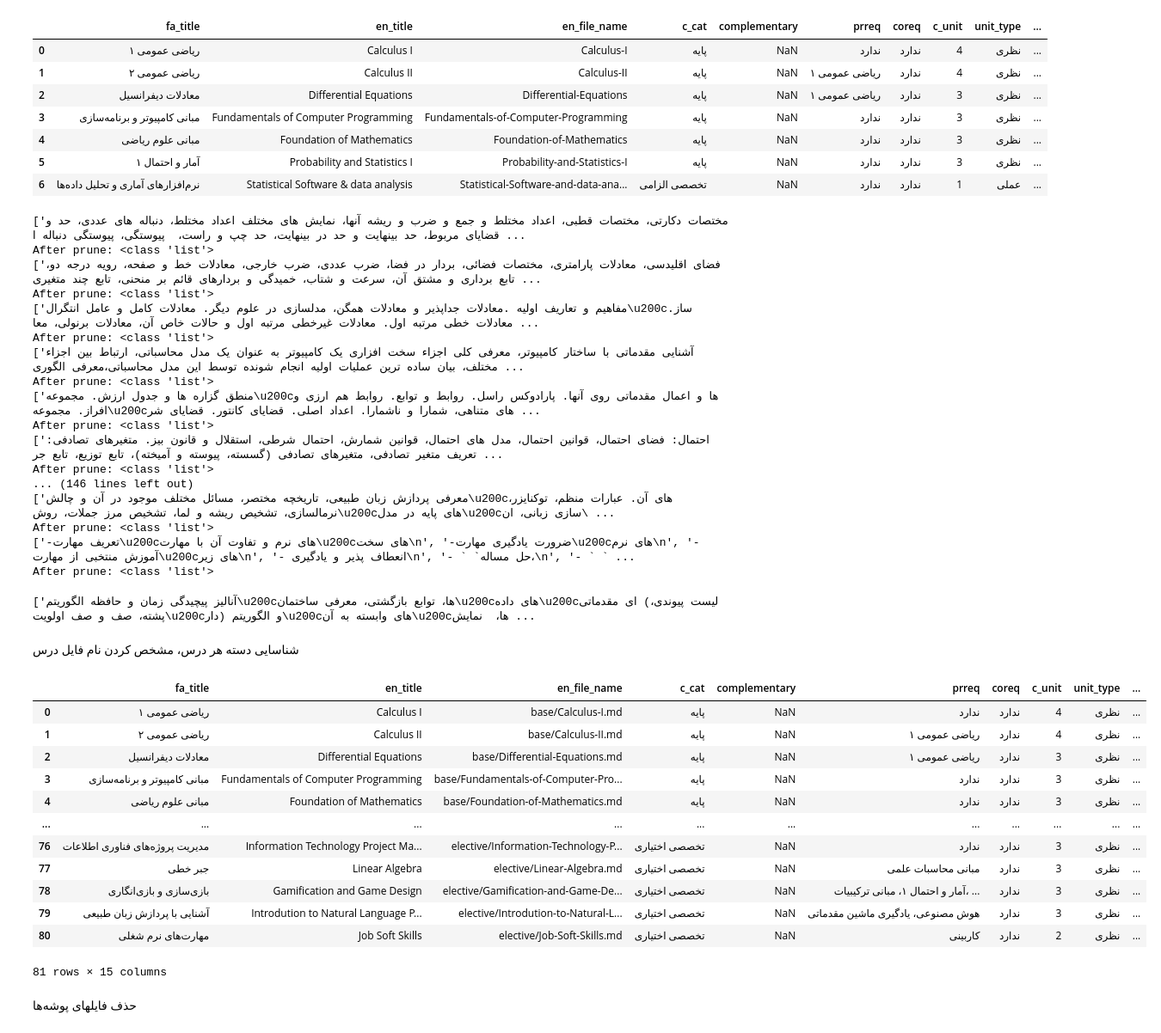
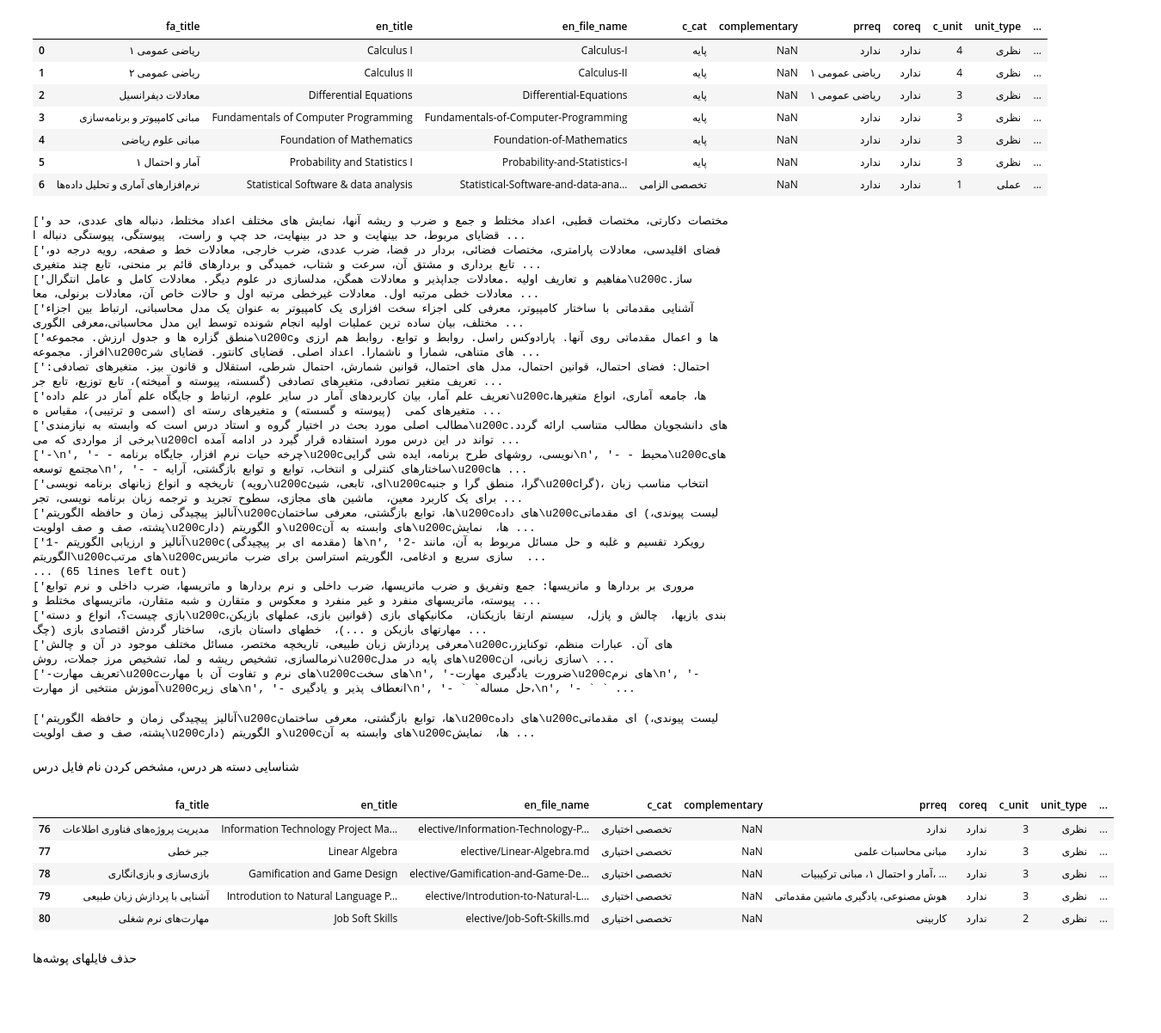
Before and after one commit to mamintoosi/mkdocs-base, a Jupyter notebook: docusaurus-website/mdConvertor.ipynb, the cells around one changed output. Shown: that part at 86% size. Cells and saved outputs as stored; diff of their text form; code cells hidden in the pictures; blank space fills up the shorter version.

```diff
--- a/docusaurus-website/mdConvertor.ipynb
+++ b/docusaurus-website/mdConvertor.ipynb
@@ -345,29 +312,29 @@ for i in range(len(df)):
     # حذف عناصر از ایندکس  به بعد
     if index is not None:
         sar_fasl = sar_fasl[:index]
-        print('After prune:', type(sar_fasl))
+        # print('After prune:', type(sar_fasl))
         df.at[i, column_name] = sar_fasl
 # A = df['sar_fasl'][20]
 
 df[column_name][10]
 # %% [output]
 ['مختصات دکارتی، مختصات قطبی، اعداد مختلط و جمع و ضرب و ریشه آنها، نمایش های مختلف اعداد مختلط، دنباله های عددی، حد و قضایای مربوط، حد بینهایت و حد در بینهایت، حد چپ و راست،  پیوستگی، پیوستگی دنباله ا ...
-After prune: <class 'list'>
 ['فضای اقلیدسی، معادلات پارامتری، مختصات فضائی، بردار در فضا، ضرب عددی، ضرب خارجی، معادلات خط و صفحه، رویه درجه دو، تابع برداری و مشتق آن، سرعت و شتاب، خمیدگی و بردارهای قائم بر منحنی، تابع چند متغیری ...
-After prune: <class 'list'>
 ['مفاهیم و تعاریف اولیه .معادلات جداپذیر و معادلات همگن، مدلسازی در علوم دیگر. معادلات کامل و عامل انتگرال\u200cساز. معادلات خطی مرتبه اول. معادلات غیرخطی مرتبه اول و حالات خاص آن، معادلات برنولی، معا ...
-After prune: <class 'list'>
 ['آشنایی مقدماتی با ساختار کامپیوتر، معرفی کلی اجزاء سخت افزاری یک کامپیوتر به عنوان یک مدل محاسباتی، ارتباط بین اجزاء مختلف، بیان ساده ترین عملیات اولیه انجام شونده توسط این مدل محاسباتی،معرفی الگوری ...
-After prune: <class 'list'>
 ['منطق گزاره ها و جدول ارزش. مجموعه\u200cها و اعمال مقدماتی روی آنها. پارادوکس راسل. روابط و توابع. روابط هم ارزی و افراز. مجموعه\u200cهای متناهی، شمارا و ناشمارا. اعداد اصلی. قضایای کانتور. قضایای شر ...
-After prune: <class 'list'>
 ['احتمال: فضای احتمال، قوانین احتمال، مدل های احتمال، قوانین شمارش، احتمال شرطی، استقلال و قانون بیز. متغیرهای تصادفی: تعریف متغیر تصادفی، متغیرهای تصادفی (گسسته، پیوسته و آمیخته)، تابع توزیع، تابع جر ...
-After prune: <class 'list'>
-... (146 lines left out)
+['تعریف علم آمار، بیان کاربردهای آمار در سایر علوم، ارتباط و جایگاه علم آمار در علم داده\u200cها، جامعه آماری، انواع متغیرها، متغیرهای کمی  (پیوسته و گسسته) و متغیرهای رسته ای (اسمی و ترتیبی)، مقیاس ه ...
+['مطالب اصلی مورد بحث در اختیار گروه و استاد درس است که وابسته به نیازمندی\u200cهای دانشجویان مطالب متناسب ارائه گردد. برخی از مواردی که می\u200cتواند در این درس مورد استفاده قرار گیرد در ادامه آمده ا ...
+['-\n', '- - چرخه حیات نرم افزار، جایگاه برنامه\u200cنویسی، روشهای طرح برنامه، ایده شی گرایی\n', '- - محیط\u200cهای مجتمع توسعه\n', '- - ساختارهای کنترلی و انتخاب، توابع و توابع بازگشتی، آرایه\u200cها ...
+['تاریخچه و انواع زبانهای برنامه نویسی (رویه\u200cای، تابعی، شیئ\u200cگرا، منطق گرا و جنبه\u200cگرا)، انتخاب مناسب زبان برای یک کاربرد معین،  ماشین های مجازی، سطوح تجرید و ترجمه زبان برنامه نویسی، تجر ...
+['آنالیز پیچیدگی زمان و حافظه الگوریتم\u200cها، توابع بازگشتی، معرفی ساختمان\u200cهای داده\u200cای مقدماتی (لیست پیوندی، پشته، صف و صف اولویت\u200cدار) و الگوریتم\u200cهای وابسته به آن\u200cها،  نمایش ...
+['1- آنالیز و ارزیابی الگوریتم\u200cها (مقدمه ای بر پیچیدگی)\n', '2- رویکرد تقسیم و غلبه و حل مسائل مربوط به آن، مانند الگوریتم\u200cهای مرتب\u200cسازی سریع و ادغامی، الگوریتم استراسن برای ضرب ماتریس  ...
+... (65 lines left out)
+['مروری بر بردارها و ماتریسها: جمع وتفریق و ضرب ماتریسها، ضرب داخلی و نرم بردارها و ماتریسها، ضرب داخلی و نرم توابع پیوسته، ماتریسهای منفرد و غیر منفرد و معکوس و متقارن و شبه متقارن، ماتریسهای مختلط و ...
+['بازی چیست؟، انواع و دسته\u200cبندی بازیها،  چالش و پازل،  سیستم ارتقا بازیکنان،  مکانیکهای بازی (قوانین بازی، عملهای بازیکن، مهارتهای بازیکن و ...)،  خطهای داستان بازی،  ساختار گردش اقتصادی بازی (چگ ...
 ['معرفی پردازش زبان طبیعی، تاریخچه مختصر، مسائل مختلف موجود در آن و چالش\u200cهای آن. عبارات منظم، توکنایزر، نرمالسازی، تشخیص ریشه و لما، تشخیص مرز جملات، روش\u200cهای پایه در مدل\u200cسازی زبانی، ان\ ...
-After prune: <class 'list'>
 ['-تعریف مهارت\u200cهای نرم و تفاوت آن با مهارت\u200cهای سخت\n', '-ضرورت یادگیری مهارت\u200cهای نرم\n', '-آموزش منتخبی از مهارت\u200cهای زیر\n', '- انعطاف پذیر و یادگیری\n', '- ` `حل مساله،\n', '- ` ` ...
-After prune: <class 'list'>
 ['آنالیز پیچیدگی زمان و حافظه الگوریتم\u200cها، توابع بازگشتی، معرفی ساختمان\u200cهای داده\u200cای مقدماتی (لیست پیوندی، پشته، صف و صف اولویت\u200cدار) و الگوریتم\u200cهای وابسته به آن\u200cها،  نمایش ...
 # %%
 def table_from_rows(table_list):
@@ -405,21 +372,14 @@ for index, row in df.iterrows():
 
 # df.head()
 # %%
-df
+df.tail(5)
 # %% [output]
 |  | fa_title | en_title | en_file_name | c_cat | complementary | prreq | coreq | c_unit | unit_type | ... |
-| 0 | ریاضی عمومی ۱ | Calculus I | base/Calculus-I.md | پایه | NaN | ندارد | ندارد | 4 | نظری | ... |
-| 1 | ریاضی عمومی ۲ | Calculus II | base/Calculus-II.md | پایه | NaN | ریاضی عمومی ۱ | ندارد | 4 | نظری | ... |
-| 2 | معادلات دیفرانسیل | Differential Equations | base/Differential-Equations.md | پایه | NaN | ریاضی عمومی ۱ | ندارد | 3 | نظری | ... |
-| 3 | مبانی کامپیوتر و برنامه‌سازی | Fundamentals of Computer Programming | base/Fundamentals-of-Computer-Pro... | پایه | NaN | ندارد | ندارد | 3 | نظری | ... |
-| 4 | مبانی علوم ریاضی | Foundation of Mathematics | base/Foundation-of-Mathematics.md | پایه | NaN | ندارد | ندارد | 3 | نظری | ... |
-| ... | ... | ... | ... | ... | ... | ... | ... | ... | ... | ... |
 | 76 | مدیریت پروژه‌های فناوری اطلاعات | Information Technology Project Ma... | elective/Information-Technology-P... | تخصصی اختیاری | NaN | ندارد | ندارد | 3 | نظری | ... |
 | 77 | جبر خطی | Linear Algebra | elective/Linear-Algebra.md | تخصصی اختیاری | NaN | مبانی محاسبات علمی | ندارد | 3 | نظری | ... |
 | 78 | بازی‌سازی و بازی‌انگاری | Gamification and Game Design | elective/Gamification-and-Game-De... | تخصصی اختیاری | NaN | آمار و احتمال ۱، مبانی ترکیبیات، ... | ندارد | 3 | نظری | ... |
 | 79 | آشنایی با پردازش زبان طبیعی | Introdution to Natural Language P... | elective/Introdution-to-Natural-L... | تخصصی اختیاری | NaN | هوش مصنوعی، یادگیری ماشین مقدماتی | ندارد | 3 | نظری | ... |
 | 80 | مهارت‌های نرم شغلی | Job Soft Skills | elective/Job-Soft-Skills.md | تخصصی اختیاری | NaN | کاربینی | ندارد | 2 | نظری | ... |
-81 rows × 15 columns
 # %%
 def prreq_links(prreq_str, path_mod = ''):
 # تابعی برای استخراج نام هر درس از لیست درسهای پیش‌نیازی و درج لینک فایل مربوطه
```
Also changed, not shown: parts of 2 cells of this notebook, 1 other file.
